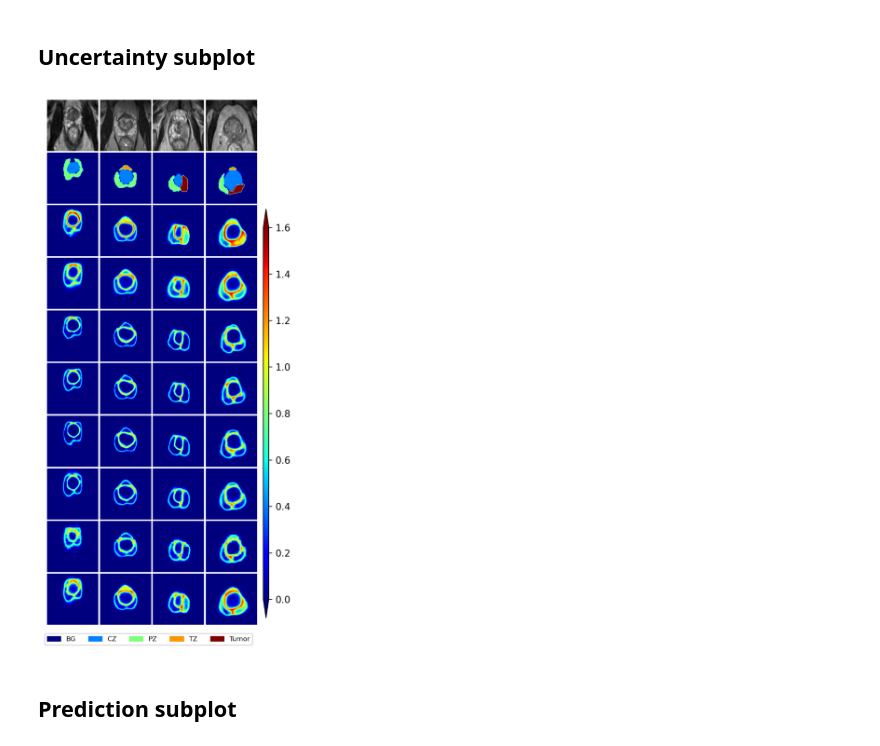
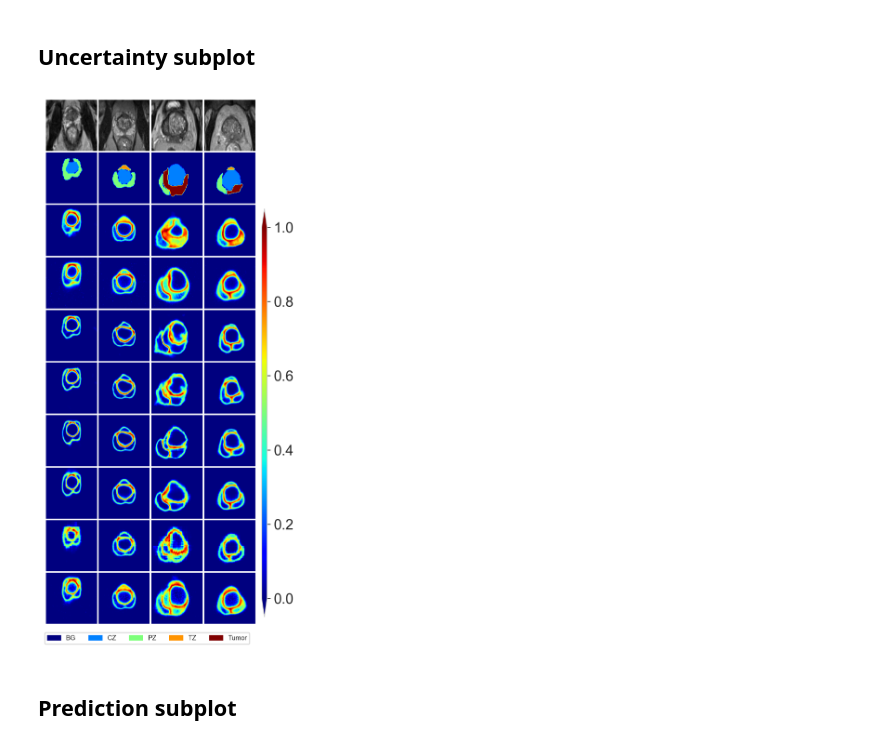
Before and after one commit to pabloquihui/Dataset_pca, a Jupyter notebook: plot_uq.ipynb, the cells around one changed output. Saved outputs shown, nothing was run; the diff lists cells and outputs as text; code cells hidden in the pictures.

```diff
--- a/plot_uq.ipynb
+++ b/plot_uq.ipynb
@@ -75,10 +103,14 @@ Lista 3tumor:  [4, 8, 17, 23]
 Lista 2:  [0, 9, 10, 12, 14, 16, 21, 24, 25, 28, 30]
 # %%
 # Selecting images
-z2 = 14
+# z2 = 14
+z2 = 0
 z3 = 18
+# z3 = 5
 z3t = 17
+# z3t =  8
 z4 = 3
+# z4 = 6
 # %%
 plt.imshow(images[3], cmap='gray')
 plt.axis('off')
@@ -125,7 +157,7 @@ for i in idx:
     entropy_list = []
     preds_list = []
     for j in names_model:
-        cropped_ent= entropy[j]['entropy_all'][i][start_idx:end_idx, start_idx:end_idx]
+        cropped_ent= normalized_entropy[j]['entropy_all'][i][start_idx:end_idx, start_idx:end_idx]
         cropped_ent = resize(cropped_ent, (256, 256), anti_aliasing=False)
         cropped_pred= preds[j]['test_argmax_all'][i][start_idx:end_idx, start_idx:end_idx]
         # cropped_pred = np.repeat(np.repeat(cropped_pred, 2, axis=0), 2, axis=1)
@@ -147,11 +240,22 @@ names_model
 # %% [markdown]
 ## Uncertainty subplot
+# %%
+# Selecting images
+z2 = 14
+# z2 = 0
+z3 = 18
+# z3 = 5
+# z3t = 17
+z3t =  8
+z4 = 3
+# z4 = 6
 # %%
 bounds = [0, 1, 2, 3, 4]
 colors = ['darkblue', 'deepskyblue', 'brown', 'gold', 'orange']
 cmap = mpl.colors.ListedColormap(colors)
 norm = mpl.colors.BoundaryNorm(bounds, cmap.N)
 
+dict_entropy['unet']['entropy_all'][z2]
 
 fig, ax = plt.subplots(nrows=10, ncols=4, figsize=(4,10), dpi=300)
 ax[0,0].imshow(dict_imgs[z2], cmap='gray')
@@ -181,106 +285,107 @@ ax[1,3].axis('off')
 
 
 # UNET
-ax[2,0].imshow(dict_entropy[z2]['unet'], vmin=0, vmax=1.6, cmap='jet')
+ax[2,0].imshow(dict_entropy['unet']['entropy_all'][z2], vmin=0, vmax=1, cmap='jet')
 ax[2,0].axis('off')
-ax[2,1].imshow(dict_entropy[z3]['unet'], vmin=0, vmax=1.6, cmap='jet')
+ax[2,1].imshow(dict_entropy['unet']['entropy_all'][z3], vmin=0, vmax=1, cmap='jet')
 ax[2,1].axis('off')
-ax[2,2].imshow(dict_entropy[z3t]['unet'], vmin=0, vmax=1.6, cmap='jet')
+ax[2,2].imshow(dict_entropy['unet']['entropy_all'][z3t], vmin=0, vmax=1, cmap='jet')
 ax[2,2].axis('off')
-ax[2,3].imshow(dict_entropy[z4]['unet'], vmin=0, vmax=1.6, cmap='jet')
+ax[2,3].imshow(dict_entropy['unet']['entropy_all'][z4], vmin=0, vmax=1, cmap='jet')
 ax[2,3].axis('off')
 
 # Att UNet
-ax[3,0].imshow(dict_entropy[z2]['attunet'], vmin=0, vmax=1.6, cmap='jet')
+ax[3,0].imshow(dict_entropy['attunet']['entropy_all'][z2], vmin=0, vmax=1, cmap='jet')
 ax[3,0].axis('off')
-ax[3,1].imshow(dict_entropy[z3]['attunet'], vmin=0, vmax=1.6, cmap='jet')
+ax[3,1].imshow(dict_entropy['attunet']['entropy_all'][z3], vmin=0, vmax=1, cmap='jet')
 ax[3,1].axis('off')
-ax[3,2].imshow(dict_entropy[z3t]['attunet'], vmin=0, vmax=1.6, cmap='jet')
+ax[3,2].imshow(dict_entropy['attunet']['entropy_all'][z3t], vmin=0, vmax=1, cmap='jet')
 ax[3,2].axis('off')
-ax[3,3].imshow(dict_entropy[z4]['attunet'], vmin=0, vmax=1.6, cmap='jet')
+ax[3,3].imshow(dict_entropy['attunet']['entropy_all'][z4], vmin=0, vmax=1, cmap='jet')
 ax[3,3].axis('off')
 
 # Dense UNet
-ax[4,0].imshow(dict_entropy[z2]['denseunet'], vmin=0, vmax=1.6, cmap='jet')
+ax[4,0].imshow(dict_entropy['denseunet']['entropy_all'][z2], vmin=0, vmax=1, cmap='jet')
 ax[4,0].axis('off')
-ax[4,1].imshow(dict_entropy[z3]['denseunet'], vmin=0, vmax=1.6, cmap='jet')
+ax[4,1].imshow(dict_entropy['denseunet']['entropy_all'][z3], vmin=0, vmax=1, cmap='jet')
 ax[4,1].axis('off')
-ax[4,2].imshow(dict_entropy[z3t]['denseunet'], vmin=0, vmax=1.6, cmap='jet')
+ax[4,2].imshow(dict_entropy['denseunet']['entropy_all'][z3t], vmin=0, vmax=1, cmap='jet')
 ax[4,2].axis('off')
-ax[4,3].imshow(dict_entropy[z4]['denseunet'], vmin=0, vmax=1.6, cmap='jet')
+ax[4,3].imshow(dict_entropy['denseunet']['entropy_all'][z4], vmin=0, vmax=1, cmap='jet')
 ax[4,3].axis('off')
 
 # Att denseunet
-ax[5,0].imshow(dict_entropy[z2]['attdenseunet'], vmin=0, vmax=1.6, cmap='jet')
+ax[5,0].imshow(dict_entropy['attdenseunet']['entropy_all'][z2], vmin=0, vmax=1, cmap='jet')
 ax[5,0].axis('off')
-ax[5,1].imshow(dict_entropy[z3]['attdenseunet'], vmin=0, vmax=1.6, cmap='jet')
+ax[5,1].imshow(dict_entropy['attdenseunet']['entropy_all'][z3], vmin=0, vmax=1, cmap='jet')
 ax[5,1].axis('off')
-ax[5,2].imshow(dict_entropy[z3t]['attdenseunet'], vmin=0, vmax=1.6, cmap='jet')
+ax[5,2].imshow(dict_entropy['attdenseunet']['entropy_all'][z3t], vmin=0, vmax=1, cmap='jet')
 ax[5,2].axis('off')
-im = ax[5,3].imshow(dict_entropy[z4]['attdenseunet'], vmin=0, vmax=1.6, cmap='jet')
+im = ax[5,3].imshow(dict_entropy['attdenseunet']['entropy_all'][z4], vmin=0, vmax=1, cmap='jet')
 ax[5,3].axis('off')
 
 # R2U-Net
-ax[6,0].imshow(dict_entropy[z2]['r2unet'], vmin=0, vmax=1.6, cmap='jet')
+ax[6,0].imshow(dict_entropy['r2unet']['entropy_all'][z2], vmin=0, vmax=1, cmap='jet')
 ax[6,0].axis('off')
-ax[6,1].imshow(dict_entropy[z3]['r2unet'], vmin=0, vmax=1.6, cmap='jet')
+ax[6,1].imshow(dict_entropy['r2unet']['entropy_all'][z3], vmin=0, vmax=1, cmap='jet')
 ax[6,1].axis('off')
-ax[6,2].imshow(dict_entropy[z3t]['r2unet'], vmin=0, vmax=1.6, cmap='jet')
+ax[6,2].imshow(dict_entropy['r2unet']['entropy_all'][z3t], vmin=0, vmax=1, cmap='jet')
 ax[6,2].axis('off')
-im = ax[6,3].imshow(dict_entropy[z4]['r2unet'], vmin=0, vmax=1.6, cmap='jet')
+im = ax[6,3].imshow(dict_entropy['r2unet']['entropy_all'][z4], vmin=0, vmax=1, cmap='jet')
 ax[6,3].axis('off')
 
 # Att R2U-Net
-ax[7,0].imshow(dict_entropy[z2]['attr2unet'], vmin=0, vmax=1.6, cmap='jet')
+ax[7,0].imshow(dict_entropy['attr2unet']['entropy_all'][z2], vmin=0, vmax=1, cmap='jet')
 ax[7,0].axis('off')
-ax[7,1].imshow(dict_entropy[z3]['attr2unet'], vmin=0, vmax=1.6, cmap='jet')
+ax[7,1].imshow(dict_entropy['attr2unet']['entropy_all'][z3], vmin=0, vmax=1, cmap='jet')
 ax[7,1].axis('off')
-ax[7,2].imshow(dict_entropy[z3t]['attr2unet'], vmin=0, vmax=1.6, cmap='jet')
+ax[7,2].imshow(dict_entropy['attr2unet']['entropy_all'][z3t], vmin=0, vmax=1, cmap='jet')
 ax[7,2].axis('off')
-im = ax[7,3].imshow(dict_entropy[z4]['attr2unet'], vmin=0, vmax=1.6, cmap='jet')
+im = ax[7,3].imshow(dict_entropy['attr2unet']['entropy_all'][z4], vmin=0, vmax=1, cmap='jet')
 ax[7,3].axis('off')
 
 # Swinunet
-ax[8,0].imshow(dict_entropy[z2]['swinunet'], vmin=0, vmax=1.6, cmap='jet')
+ax[8,0].imshow(dict_entropy['swinunet']['entropy_all'][z2], vmin=0, vmax=1, cmap='jet')
 ax[8,0].axis('off')
-ax[8,1].imshow(dict_entropy[z3]['swinunet'], vmin=0, vmax=1.6, cmap='jet')
+ax[8,1].imshow(dict_entropy['swinunet']['entropy_all'][z3], vmin=0, vmax=1, cmap='jet')
 ax[8,1].axis('off')
-ax[8,2].imshow(dict_entropy[z3t]['swinunet'], vmin=0, vmax=1.6, cmap='jet')
+ax[8,2].imshow(dict_entropy['swinunet']['entropy_all'][z3t], vmin=0, vmax=1, cmap='jet')
 ax[8,2].axis('off')
-im = ax[8,3].imshow(dict_entropy[z4]['swinunet'], vmin=0, vmax=1.6, cmap='jet')
+im = ax[8,3].imshow(dict_entropy['swinunet']['entropy_all'][z4], vmin=0, vmax=1, cmap='jet')
 ax[8,3].axis('off')
 
 # FAUNET
-ax[9,0].imshow(dict_entropy[z2]['faunet'], vmin=0, vmax=1.6, cmap='jet')
+ax[9,0].imshow(dict_entropy['faunet']['entropy_all'][z2], vmin=0, vmax=1, cmap='jet')
 ax[9,0].axis('off')
-ax[9,1].imshow(dict_entropy[z3]['faunet'], vmin=0, vmax=1.6, cmap='jet')
+ax[9,1].imshow(dict_entropy['faunet']['entropy_all'][z3], vmin=0, vmax=1, cmap='jet')
 ax[9,1].axis('off')
-ax[9,2].imshow(dict_entropy[z3t]['faunet'], vmin=0, vmax=1.6, cmap='jet')
+ax[9,2].imshow(dict_entropy['faunet']['entropy_all'][z3t], vmin=0, vmax=1, cmap='jet')
 ax[9,2].axis('off')
-im = ax[9,3].imshow(dict_entropy[z4]['faunet'], vmin=0, vmax=1.6, cmap='jet')
+im = ax[9,3].imshow(dict_entropy['faunet']['entropy_all'][z4], vmin=0, vmax=1, cmap='jet')
 ax[9,3].axis('off')
 
 
 cbar_ax = fig.add_axes([0.92, 0.12, 0.02, 0.60])
 
 fig.colorbar(im, cax=cbar_ax, extend='both')
 plt.subplots_adjust(wspace=0, hspace=0.03)
 
 import matplotlib.patches as mpatches
 values2 = ['BG','CZ','PZ','TZ','Tumor']
 values = [0,1,2,3,4]
 colors = [im1.cmap(im1.norm(value)) for value in values]
 # create a patch (proxy artist) for every color
 patches = [ mpatches.Patch(color=colors[i], label=values2[i]) for i in range(len(values)) ]
 
 clegend_ax = fig.add_axes([0.93, 0.67, 0.05, 0.07])
 leg = fig.legend(handles=patches, ncol=5, prop={'size': 7}, loc=8, borderaxespad=0., bbox_to_anchor=(0.5, 0.08) )
 
 clegend_ax.axis('off')
+# plt.show()
 
 plt.savefig('uq.png', bbox_inches='tight')
 # %% [output]
-[figure, old version]
+[figure, new version]
 # %% [markdown]
 ## Prediction subplot
 # %%
```
Also changed, not shown: parts of 12 cells of this notebook, 1 other file.
